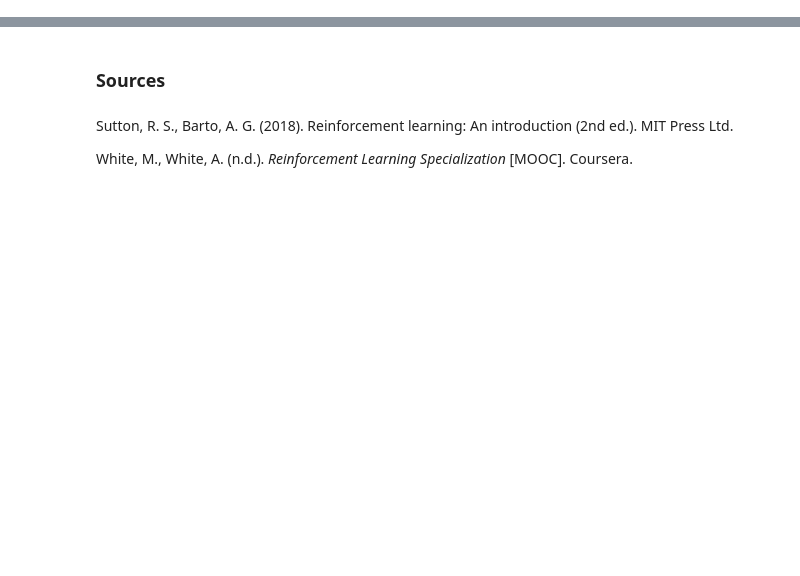
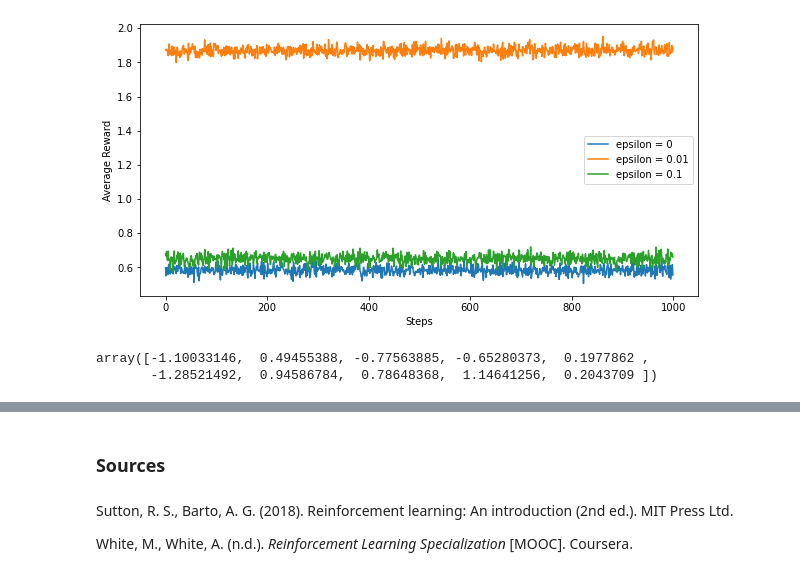
Before and after one commit to eddietaylor/eddietaylor.github.io, a Jupyter notebook: content/reinforcement_learning/k-armed_bandits.ipynb, the cells around one changed output, grey strips where cells are left out. Drawn from its saved outputs; the diff is of its cells as text; code cells hidden in the pictures; blank space fills up the shorter version.

Commit message:
k armed bandit python code

```diff
--- a/content/reinforcement_learning/k-armed_bandits.ipynb
+++ b/content/reinforcement_learning/k-armed_bandits.ipynb
@@ -40,0 +83,55 @@ What we see from such a simulation is that in the case of noisy rewards, the eps
+# %%
+def k_armed_bandit(k, epsilon, runs, steps):
+    # Initialize Q values to 0
+    Q = np.zeros(k)
+    # Initialize N values to 0
+    N = np.zeros(k)
+    # Initialize rewards to 0
+    rewards = np.zeros(steps)
+    # The "true" action values
+    q = np.random.normal(loc=0, scale=1, size=k)
+    # For each run
+    for i in range(runs):
+        # For each step
+        for j in range(steps):
+            # Select action based on epsilon greedy method
+            if np.random.random() < epsilon:
+                action = np.random.randint(k)
+            else:
+                action = np.argmax(Q)
+            # Get reward from action
+            reward = np.random.normal(loc=q[action])
+            # Update N and Q values
+            N[action] += 1
+            Q[action] += (1/N[action])*(reward - Q[action])
+            # Update rewards
+            rewards[j] += reward
+
+            # if j == 1:
+            #     break
+
+    # Return average rewards
+    return rewards/runs
+
+# lets now plot the average rewards for different values of epsilon
+import matplotlib.pyplot as plt
+import numpy as np
+epsilons = [0, 0.01, 0.1]
+runs = 2000
+steps = 1000
+k = 10
+plt.figure(figsize=(10, 5))
+for epsilon in epsilons:
+    rewards = k_armed_bandit(k, epsilon, runs, steps)
+    plt.plot(rewards, label='epsilon = ' + str(epsilon))
+plt.xlabel('Steps')
+plt.ylabel('Average Reward')
+plt.legend()
+plt.show()
+# %% [output]
+[figure, added]
+# %%
+np.random.normal(loc=0, scale=1, size=k)
+# %% [output]
+array([-1.10033146,  0.49455388, -0.77563885, -0.65280373,  0.1977862 ,
+       -1.28521492,  0.94586784,  0.78648368,  1.14641256,  0.2043709 ])
```
Also changed, not shown: parts of 3 cells of this notebook, 2 other files.
